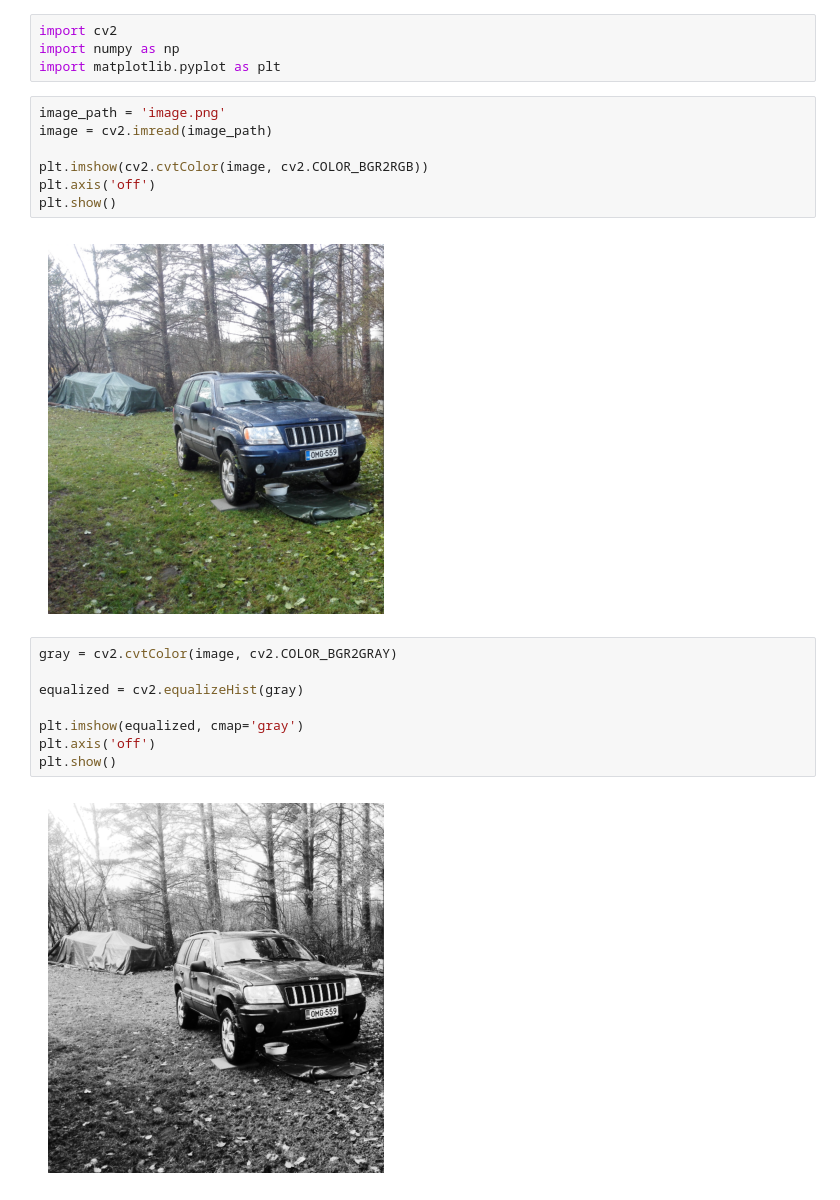
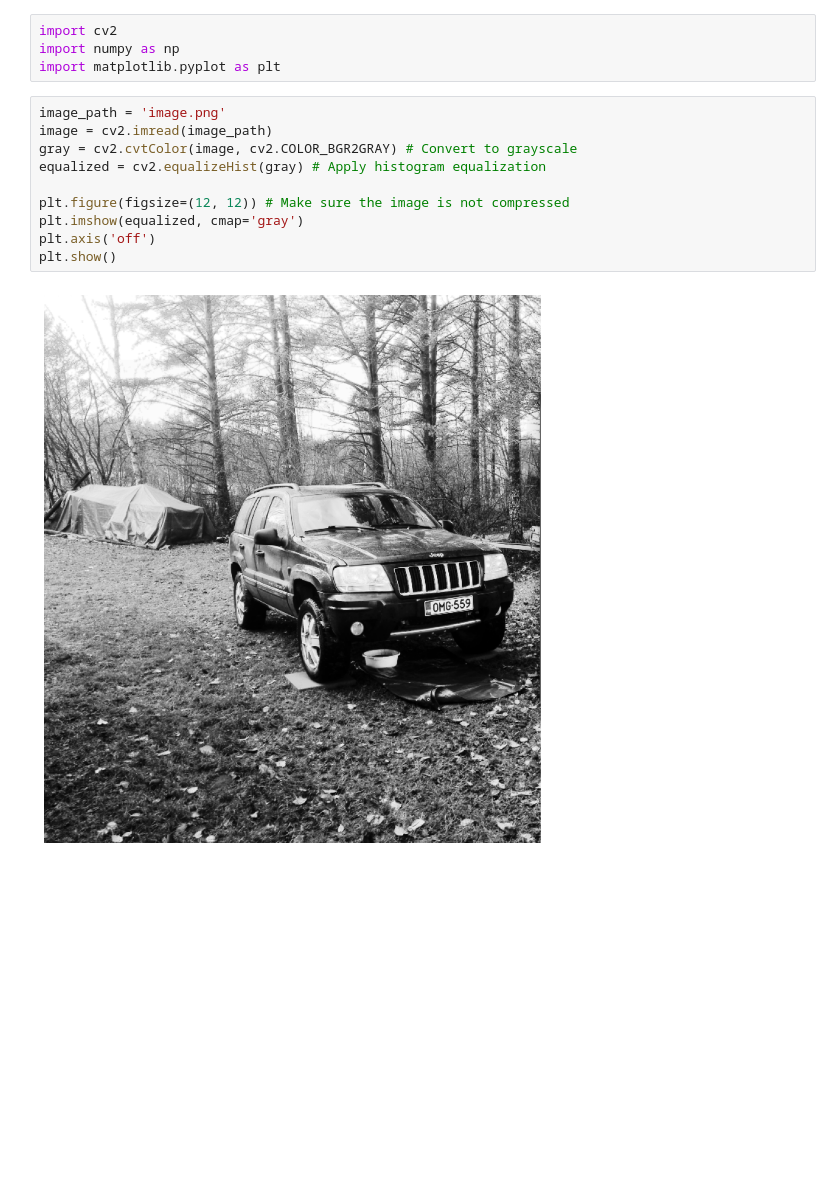
Before and after one commit to ZiqiLi28/Thesis, a Jupyter notebook: backend/backend.ipynb, the cells around one changed output. Saved outputs shown, nothing was run; the diff lists cells and outputs as text; blank space fills up the shorter version.

```diff
--- a/backend/backend.ipynb
+++ b/backend/backend.ipynb
@@ -58,19 +58,12 @@ import matplotlib.pyplot as plt
 # %%
 image_path = 'image.png'
 image = cv2.imread(image_path)
+gray = cv2.cvtColor(image, cv2.COLOR_BGR2GRAY) # Convert to grayscale
+equalized = cv2.equalizeHist(gray) # Apply histogram equalization
 
-plt.imshow(cv2.cvtColor(image, cv2.COLOR_BGR2RGB))
+plt.figure(figsize=(12, 12)) # Make sure the image is not compressed
+plt.imshow(equalized, cmap='gray')
 plt.axis('off')
 plt.show()
 # %% [output]
-[figure, old version]
+[figure, new version]
-# %%
-gray = cv2.cvtColor(image, cv2.COLOR_BGR2GRAY)
-
-equalized = cv2.equalizeHist(gray)
-
-plt.imshow(equalized, cmap='gray')
-plt.axis('off')
-plt.show()
-# %% [output]
-[figure, removed]
```
Also changed, not shown: parts of 1 cell of this notebook.
